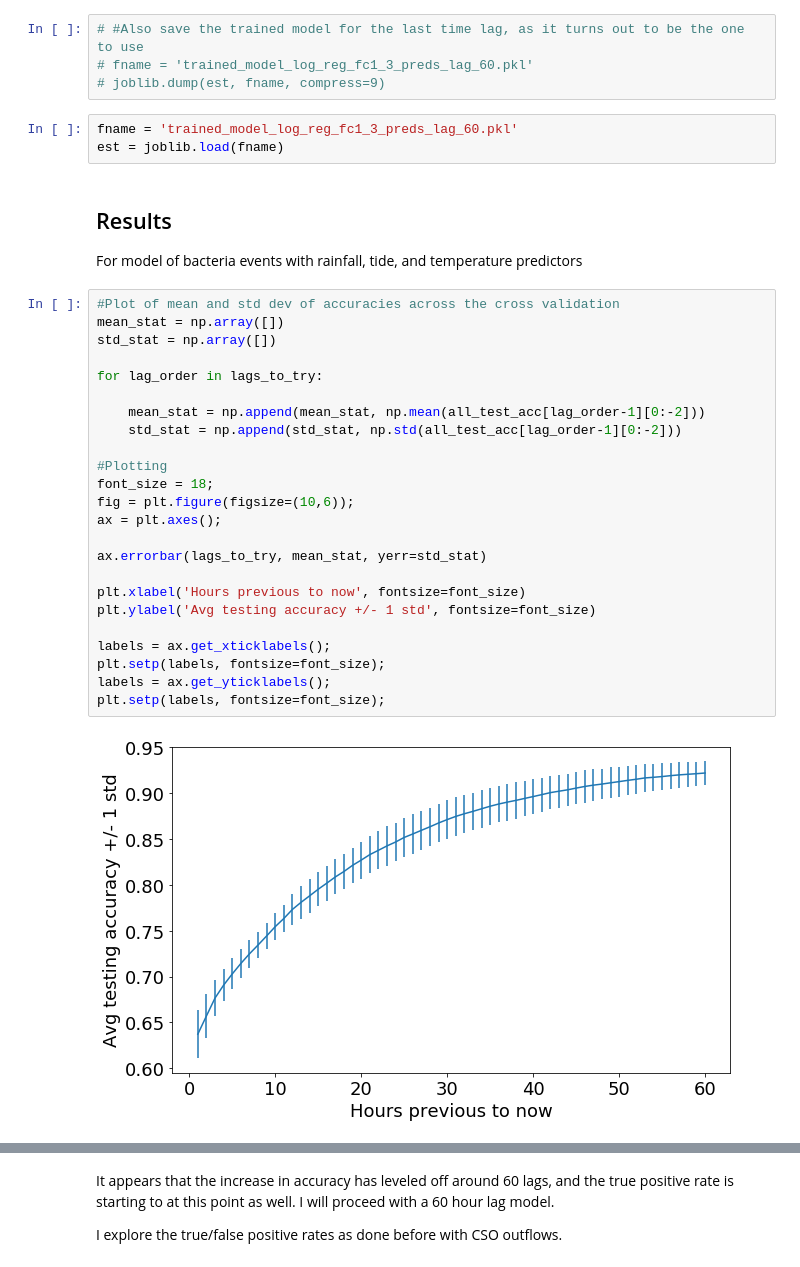
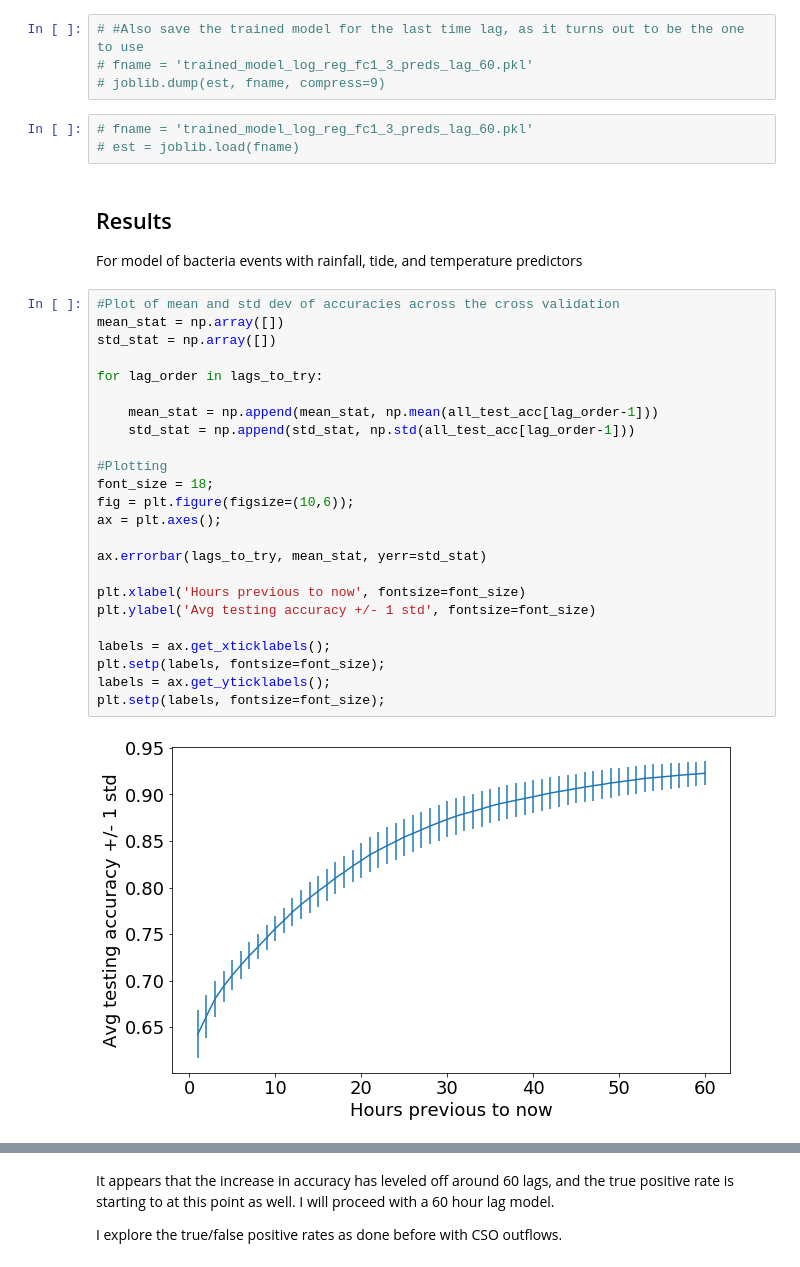
Before and after one commit to klostest/NYCDEP, a Jupyter notebook: Sewer_overflow_and_bacteria_project.ipynb, the cells around one changed output, grey strips where cells are left out. Cells and saved outputs as stored; diff of their text form.

```diff
--- a/Sewer_overflow_and_bacteria_project.ipynb
+++ b/Sewer_overflow_and_bacteria_project.ipynb
@@ -845,37 +843,37 @@ fname = 'metrics_fc1_3_preds_lags_1_to_60.pkl'
 # fname = 'trained_model_log_reg_fc1_3_preds_lag_60.pkl'
 # joblib.dump(est, fname, compress=9)
 # %%
-fname = 'trained_model_log_reg_fc1_3_preds_lag_60.pkl'
-est = joblib.load(fname)
+# fname = 'trained_model_log_reg_fc1_3_preds_lag_60.pkl'
+# est = joblib.load(fname)
 # %% [markdown]
-## Results
+## Results <a id='results_bacteria'></a>
 For model of bacteria events with rainfall, tide, and temperature predictors
 # %%
 #Plot of mean and std dev of accuracies across the cross validation
 mean_stat = np.array([])
 std_stat = np.array([])
 
 for lag_order in lags_to_try:
 
-    mean_stat = np.append(mean_stat, np.mean(all_test_acc[lag_order-1][0:-2]))
-    std_stat = np.append(std_stat, np.std(all_test_acc[lag_order-1][0:-2]))
+    mean_stat = np.append(mean_stat, np.mean(all_test_acc[lag_order-1]))
+    std_stat = np.append(std_stat, np.std(all_test_acc[lag_order-1]))
 
 #Plotting
 font_size = 18;
 fig = plt.figure(figsize=(10,6));
 ax = plt.axes();
 
 ax.errorbar(lags_to_try, mean_stat, yerr=std_stat)
 
 plt.xlabel('Hours previous to now', fontsize=font_size)
 plt.ylabel('Avg testing accuracy +/- 1 std', fontsize=font_size)
 
 labels = ax.get_xticklabels();
 plt.setp(labels, fontsize=font_size);
 labels = ax.get_yticklabels();
 plt.setp(labels, fontsize=font_size);
 # %% [output]
-[figure, old version]
+[figure, new version]
 # %%
 #Plot of mean and std dev of accuracies across the cross validation
 mean_stat = np.array([])
```
Also changed, not shown: parts of 28 cells of this notebook.
